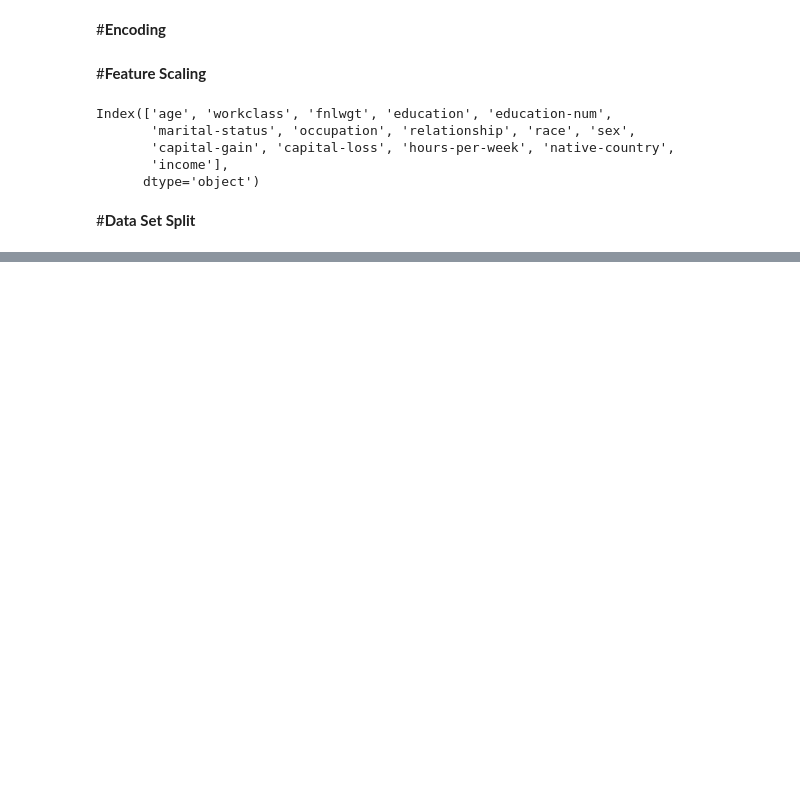
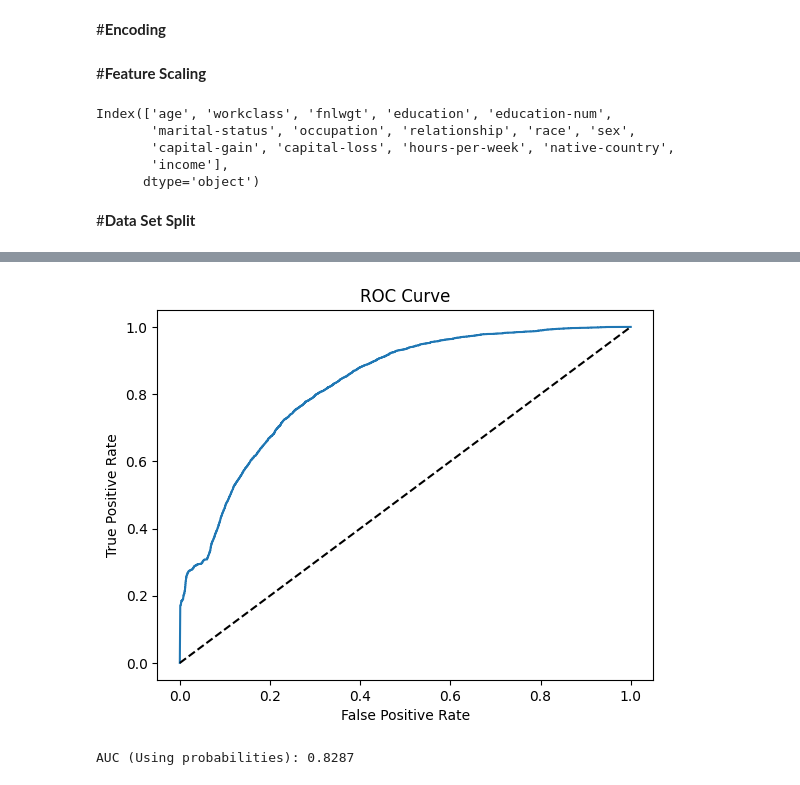
Before and after one commit to Manith-Ratnayake/UCI_machine_learning, a Jupyter notebook: Machine_Learning.ipynb, the cells around one changed output, grey strips where cells are left out. Drawn from its saved outputs; the diff is of its cells as text; code cells hidden in the pictures; blank space fills up the shorter version.

Commit message:
Model Improvement

```diff
--- a/Machine_Learning.ipynb
+++ b/Machine_Learning.ipynb
@@ -508,0 +568,20 @@ Index(['age', 'workclass', 'fnlwgt', 'education', 'education-num',
+# %%
+# For binary classification, get the probability of the positive class
+y_prob = naive_base_model.predict_proba(X_test)[:, 1]
+
+from sklearn.metrics import roc_curve
+
+fpr, tpr, _ = roc_curve(y_test, y_prob)
+plt.plot(fpr, tpr, label='ROC Curve')
+plt.plot([0, 1], [0, 1], 'k--') # Dashed diagonal
+plt.xlabel('False Positive Rate')
+plt.ylabel('True Positive Rate')
+plt.title('ROC Curve')
+plt.show()
+
+# AUC using probabilities
+naive_bayes_auc_prob = roc_auc_score(y_test, y_prob)
+print(f"AUC (Using probabilities): {naive_bayes_auc_prob:.4f}")
+# %% [output]
+[figure, added]
+AUC (Using probabilities): 0.8287
```
Also changed, not shown: parts of 47 cells of this notebook.
